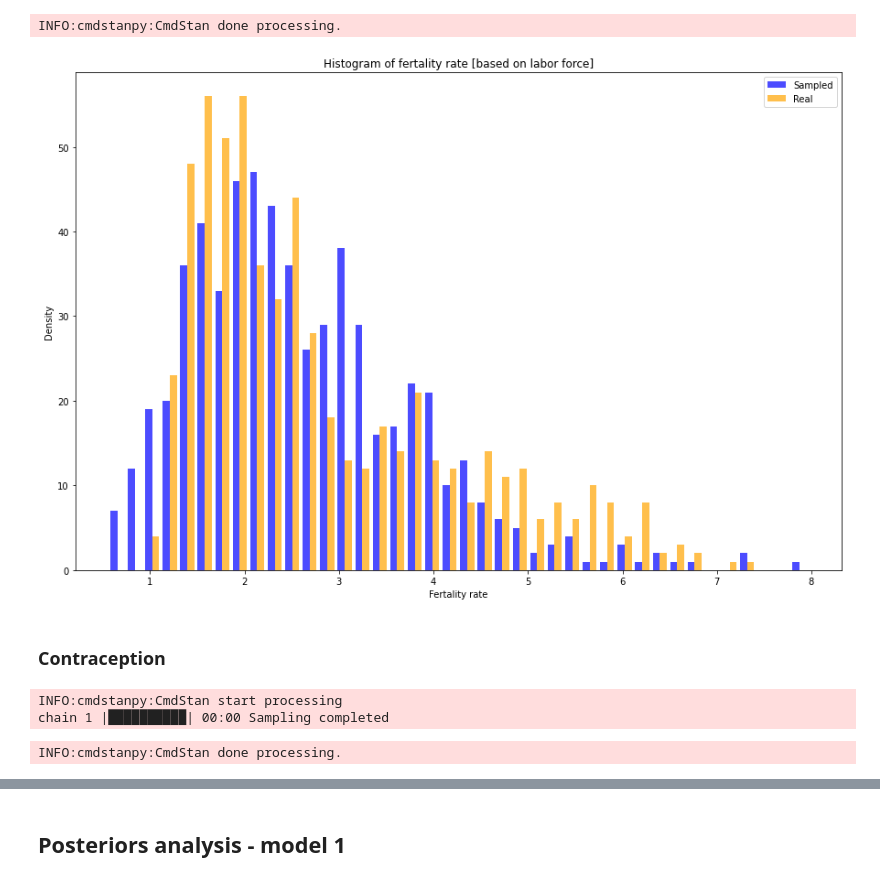
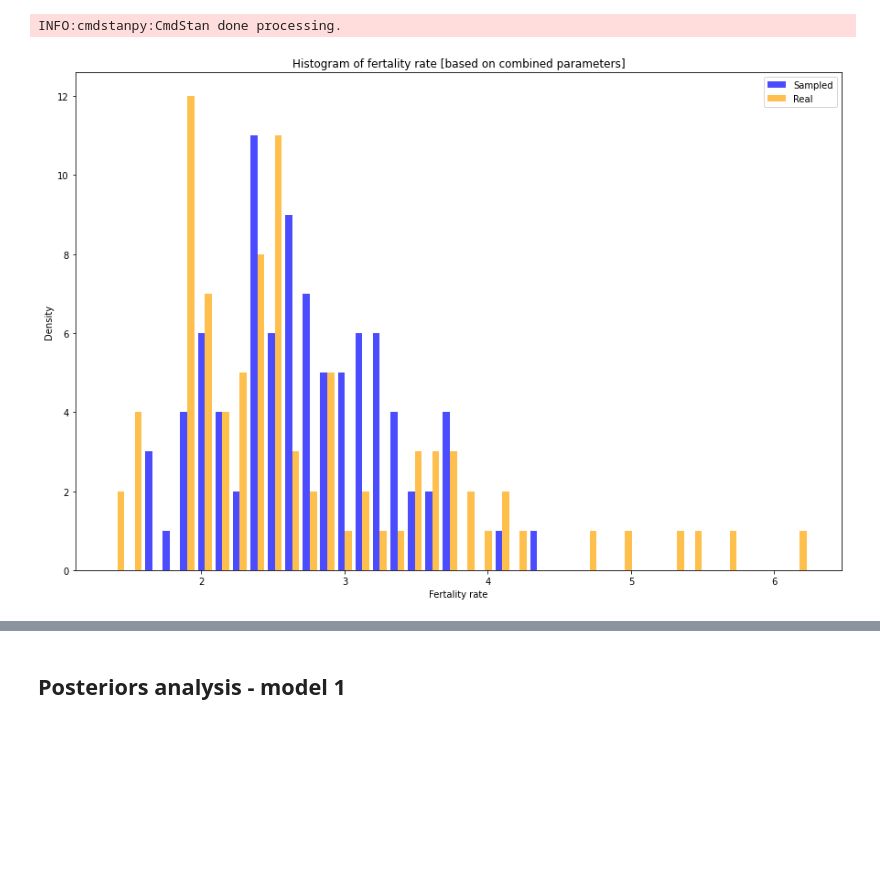
Before and after one commit to michalsciubisz/fertility_rate_project, a Jupyter notebook: fertility_rate.ipynb, the cells around one changed output, grey strips where cells are left out. Cells and saved outputs as stored; diff of their text form; code cells hidden in the pictures; blank space fills up the shorter version.

```diff
--- a/fertility_rate.ipynb
+++ b/fertility_rate.ipynb
@@ -198,3 +281,10 @@ Considering histograms for dataframes with dropped columns and the complete one,
+# %%
+prior_sorted_df = prior_df.sort_values(by='Year')
+
+training_df, test_df = train_test_split(prior_sorted_df, test_size=0.3, random_state=42)
+
+training_df = training_df.sort_values(by='Year')
+test_df = test_df.sort_values(by='Year')
 # %% [markdown]
 ## Model
 # %%
@@ -248,3 +345,3 @@ plt.show()
 # %%
-percentage_prior = CmdStanModel(stan_file='/home/prior_percentage.stan')
+percentage_prior = CmdStanModel(stan_file='/home/prior_combined.stan')
 # %% [output]
@@ -253,32 +349,32 @@ INFO:cmdstanpy:compiled model executable: /home/prior_percentage
 # %%
-data_simulation_labor = {
-    'N': len(prior_df),
-    'percentage_values': prior_df['Labor force rate'],
-    'mu_alpha': np.log(prior_df['Fertility rate'].mean()),
-    'sig_alpha': np.log(prior_df['Fertility rate'].std()),
-    'mu_beta': 0.1,
+data_simulation_prior_combined = {
+    'N': len(training_df),
+    'gdp_per_capita': training_df['GDP per capita'].values,
+    'labor_force': training_df['Labor force rate'],
+    'contaceptive_prevalence' : training_df['Contraceptive prevalence'],
+    'mu_alpha': training_df['Fertility rate'].mean(),
+    'sig_alpha': training_df['Fertility rate'].std(),
+    'mu_beta': 0.7,
     'sig_beta': 0.05,
-    'shape' : 4.1,
-    'rate' : 2
+    'shape' : 0,
+    'rate' : 10
 }
 # %%
-R = len(prior_df)
+R = len(training_df)
 
-sim_labor = percentage_prior.sample(data=data_simulation_labor, iter_warmup=500, iter_sampling=R, chains=1, seed=2001)
-sim_labor_df = sim_labor.draws_pd()
+sim_combined_prior = percentage_prior.sample(data=data_simulation_prior_combined, iter_warmup=500, iter_sampling=R, chains=1, seed=2001)
+sim_combined_prior_df = sim_combined_prior.draws_pd()
 # %% [output]
 INFO:cmdstanpy:CmdStan start processing
 chain 1 |██████████| 00:00 Sampling completed
 INFO:cmdstanpy:CmdStan done processing.
 # %%
 plt.figure(figsize=(15,10))
-plt.title('Histogram of fertality rate [based on labor force]')
-plt.hist([sim_labor_df['y_pred[2]'], prior_df['Fertility rate']], bins=40, alpha=0.7, label=['Sampled', 'Real'], color=['blue', 'orange'])
+plt.title('Histogram of fertality rate [based on combined parameters]')
+plt.hist([sim_combined_prior_df['y_pred[1]'], prior_df['Fertility rate']], bins=40, alpha=0.7, label=['Sampled', 'Real'], color=['blue', 'orange'])
 plt.legend()
 plt.ylabel('Density')
 plt.xlabel('Fertality rate')
 plt.show()
 # %% [output]
-[figure, old version]
+[figure, new version]
-# %% [markdown]
-### Contraception
@@ -296,9 +380,0 @@ data_simulation_contra = {
-# %%
-R = len(prior_df)
-
-sim_contra = percentage_prior.sample(data=data_simulation_contra, iter_warmup=500, iter_sampling=R, chains=1, seed=2001)
-sim_contra_df = sim_contra.draws_pd()
-# %% [output]
-INFO:cmdstanpy:CmdStan start processing
-chain 1 |██████████| 00:00 Sampling completed
-INFO:cmdstanpy:CmdStan done processing.
```
Also changed, not shown: parts of 45 cells of this notebook, 16 other files.
